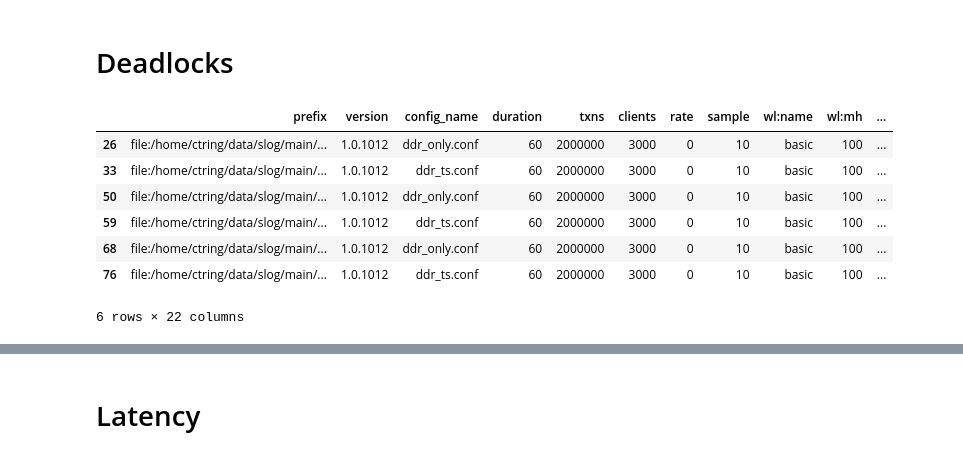
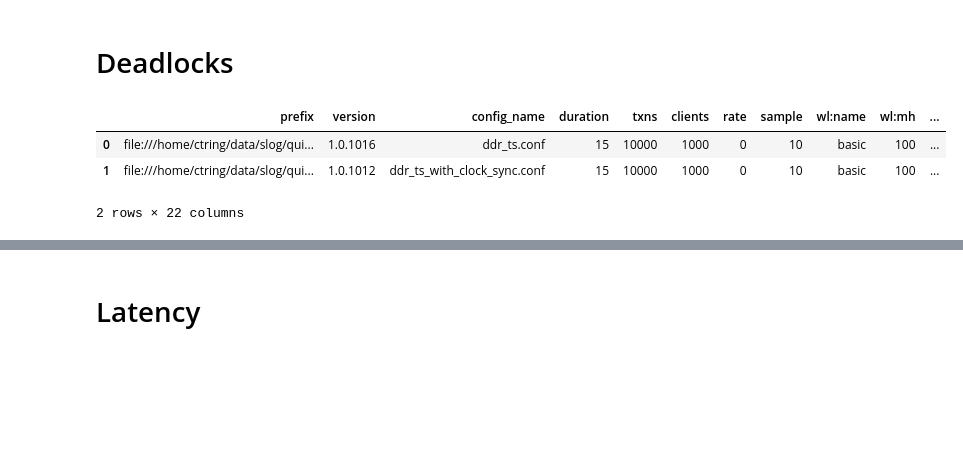
Before and after one commit to umd-dslam/DetockAnalysis, a Jupyter notebook: Microbenchmark.ipynb, the cells around one changed output, grey strips where cells are left out. Drawn from its saved outputs; the diff is of its cells as text; code cells hidden in the pictures; blank space fills up the shorter version.

```diff
--- a/Microbenchmark.ipynb
+++ b/Microbenchmark.ipynb
@@ -62,2 +50,15 @@ index_df = index_sdf.toPandas()\
 # %% [markdown]
 # Throughput
+# %%
+THRP_PREFIX = "quick/asym90"
+
+thrp_index_sdf = get_index(THRP_PREFIX).cache()
+thrp_index_df = thrp_index_sdf.toPandas()\
+    .convert_dtypes()\
+    .astype({
+        "wl:hot": "int32",
+        "wl:mh": "int32",
+        "wl:mp": "int32"
+    })
+
+thrp_index_df
@@ -160,22 +172,26 @@ plt.tight_layout()
 # Deadlocks
 # %%
 mask = (
-    (index_df["wl:hot"] == 100) &
-    (index_df["wl:mh"] == 100) &
+    (thrp_index_df["wl:hot"] == 100) &
+    (thrp_index_df["wl:mp"] == 50) &
     (
-        (index_df["config_name"] == "ddr_ts.conf") |
-        (index_df["config_name"] == "ddr_only.conf")
+        (thrp_index_df["config_name"] == "ddr_ts.conf") |
+        (thrp_index_df["config_name"] == "ddr_only.conf")
     )
 )
-deadlocks_index_df = index_df[mask]
+mask = (
+    (thrp_index_df["wl:hot"] == 100) &
+    (thrp_index_df["wl:mp"] == 0) &
+    (
+        (thrp_index_df["config_name"] == "ddr_ts_with_clock_sync.conf") |
+        (thrp_index_df["config_name"] == "ddr_ts.conf")
+    )
+)
+deadlocks_index_df = thrp_index_df[mask]
 deadlocks_index_df
 # %% [output]
 |  | prefix | version | config_name | duration | txns | clients | rate | sample | wl:name | wl:mh | ... |
-| 26 | file:/home/ctring/data/slog/main/... | 1.0.1012 | ddr_only.conf | 60 | 2000000 | 3000 | 0 | 10 | basic | 100 | ... |
-| 33 | file:/home/ctring/data/slog/main/... | 1.0.1012 | ddr_ts.conf | 60 | 2000000 | 3000 | 0 | 10 | basic | 100 | ... |
-| 50 | file:/home/ctring/data/slog/main/... | 1.0.1012 | ddr_only.conf | 60 | 2000000 | 3000 | 0 | 10 | basic | 100 | ... |
-| 59 | file:/home/ctring/data/slog/main/... | 1.0.1012 | ddr_ts.conf | 60 | 2000000 | 3000 | 0 | 10 | basic | 100 | ... |
-| 68 | file:/home/ctring/data/slog/main/... | 1.0.1012 | ddr_only.conf | 60 | 2000000 | 3000 | 0 | 10 | basic | 100 | ... |
-| 76 | file:/home/ctring/data/slog/main/... | 1.0.1012 | ddr_ts.conf | 60 | 2000000 | 3000 | 0 | 10 | basic | 100 | ... |
+| 0 | file:///home/ctring/data/slog/qui... | 1.0.1016 | ddr_ts.conf | 15 | 10000 | 1000 | 0 | 10 | basic | 100 | ... |
+| 1 | file:///home/ctring/data/slog/qui... | 1.0.1012 | ddr_ts_with_clock_sync.conf | 15 | 10000 | 1000 | 0 | 10 | basic | 100 | ... |
-6 rows × 22 columns
+2 rows × 22 columns
 # %%
```
Also changed, not shown: parts of 23 cells of this notebook, 4 other files.
